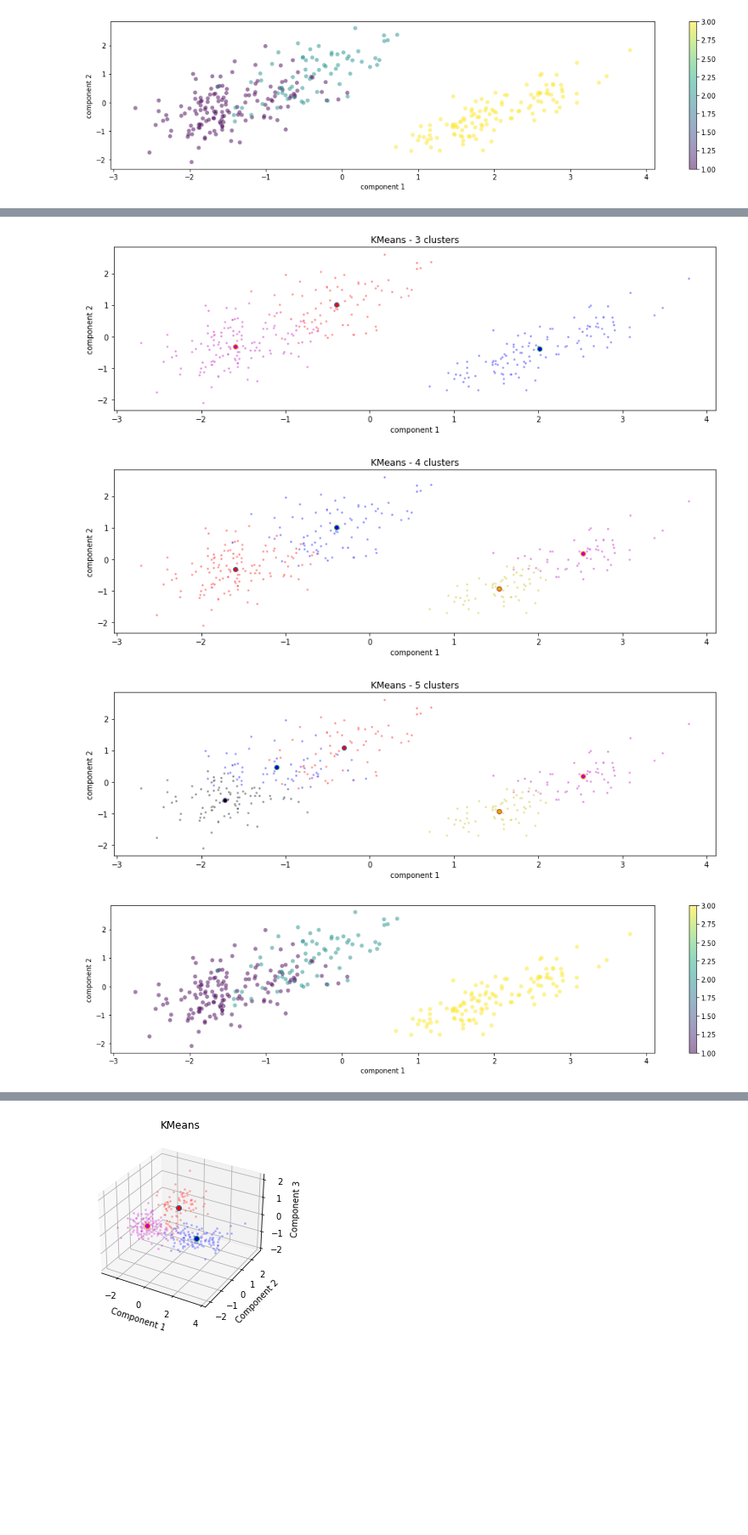
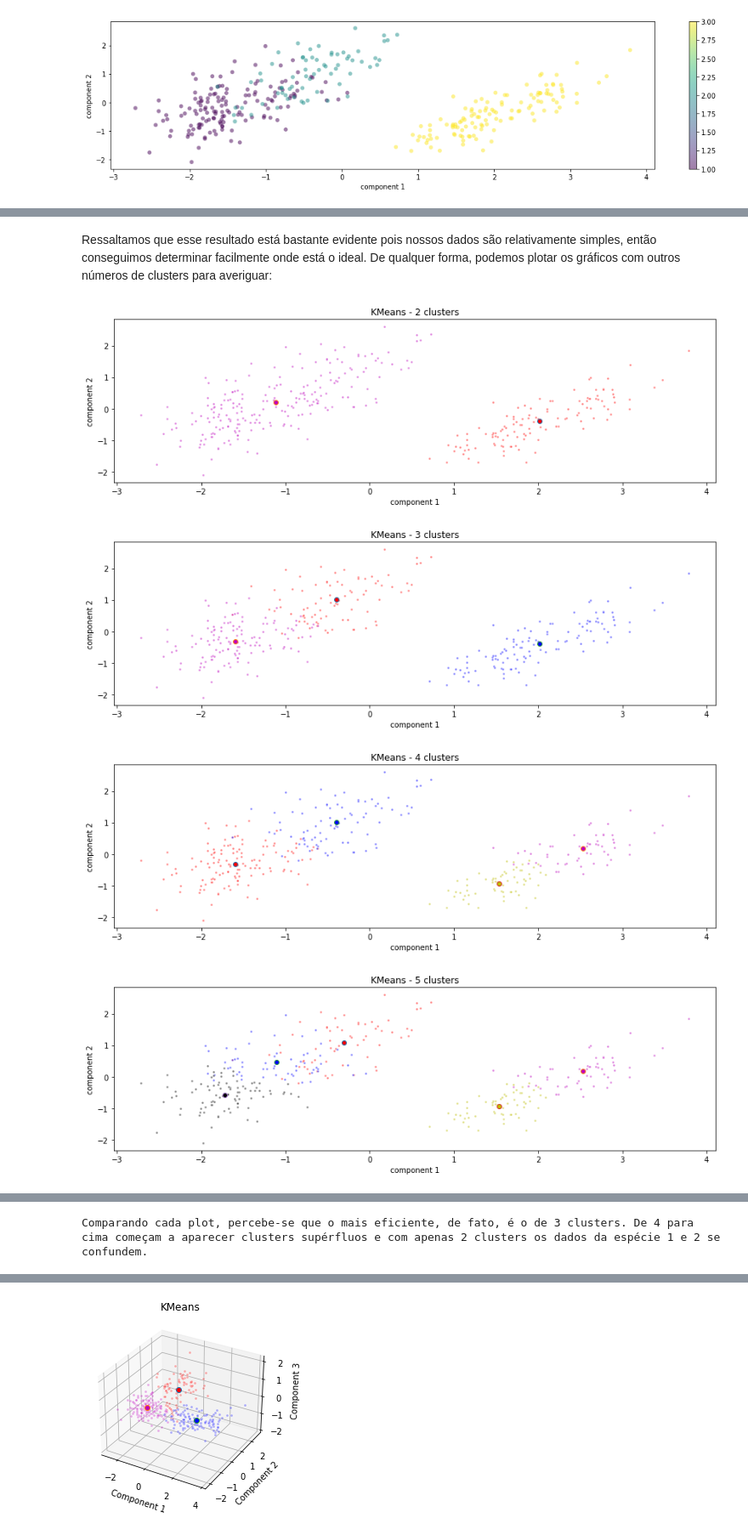
Before and after one commit to Menegau/Sonic-Hedgehog, a Jupyter notebook: Bloco 3/k_means.ipynb, the cells around one changed output, grey strips where cells are left out. Shown: that part at 85% size. Drawn from its saved outputs; the diff is of its cells as text; code cells hidden in the pictures; blank space fills up the shorter version.

```diff
--- a/Bloco 3/k_means.ipynb
+++ b/Bloco 3/k_means.ipynb
@@ -150,0 +131,34 @@ plt.show()
+# %%
+centroids = kmeans.cluster_centers_
+labels = pairwise_distances_argmin(X_pca, centroids)
+colors = ["r", "m", "b", "y", "k"]
+
+fig = plt.figure(figsize=(14.4, 4))
+ax = fig.add_subplot()
+
+for k, col in zip(range(n_clusters), colors):
+    my_members = labels == k
+    cluster_center = centroids[k]
+    ax.plot(
+        X_pca[my_members, 0],
+        X_pca[my_members, 1],
+        "w",
+        markerfacecolor=col,
+        marker=".",
+        alpha = 0.5,
+        linewidth=0)
+    ax.plot(
+        cluster_center[0],
+        cluster_center[1],
+        "o",
+        markerfacecolor=col,
+        markersize=6,
+        alpha = 1.0,
+        linewidth=0
+    )
+
+ax.set_title("KMeans")
+plt.xlabel('component 1')
+plt.ylabel('component 2')
+
+plt.show()
@@ -187,5 +210,7 @@ plt.show()                               #Mostra o gráfico
+# %% [markdown]
+Ressaltamos que esse resultado está bastante evidente pois nossos dados são relativamente simples, então conseguimos determinar facilmente onde está o ideal. De qualquer forma, podemos plotar os gráficos com outros números de clusters para averiguar:
 # %%
-for numberofclusters in range(3,6):
+for numberofclusters in range(2,6):
 
     n_clusters=numberofclusters
 
@@ -217,34 +242,36 @@ for numberofclusters in range(3,6):
             markerfacecolor=col,
             marker=".",
             alpha = 0.5,
             linewidth=0)
         ax.plot(
             cluster_center[0],
             cluster_center[1],
             "o",
             markerfacecolor=col,
             markersize=6,
             alpha = 1.0,
             linewidth=0
         )
     title = 'KMeans - ' + str(numberofclusters) + " clusters"
     ax.set_title(title)
     plt.xlabel('component 1')
     plt.ylabel('component 2')
 
     plt.show()
 
 
 fig = plt.figure(figsize=(18, 4))
 ax = fig.add_subplot()
 
 plt.scatter(X_pca[:, 0], X_pca[:, 1], edgecolor='none', alpha=0.5, c=dfcopia["specie numerica"].values)
 plt.xlabel('component 1')
 plt.ylabel('component 2')
 plt.colorbar()
 plt.show()
+
+print("Comparando cada plot, percebe-se que o mais eficiente, de fato, é o de 3 clusters. De 4 para cima começam a aparecer clusters supérfluos e com apenas 2 clusters os dados da espécie 1 e 2 se confundem.")
 # %% [output]
-[figure, old version]
+[figure, new version]
-[figure, old version]
+[figure, new version]
-[figure, old version]
+[figure, new version]
-[figure, old version]
+[figure, new version]
@@ -250,0 +279 @@ plt.show()
+Comparando cada plot, percebe-se que o mais eficiente, de fato, é o de 3 clusters. De 4 para cima começam a aparecer clusters supérfluos e com apenas 2 clusters os dados da espécie 1 e 2 se confundem.
```
Also changed, not shown: parts of 14 cells of this notebook.
